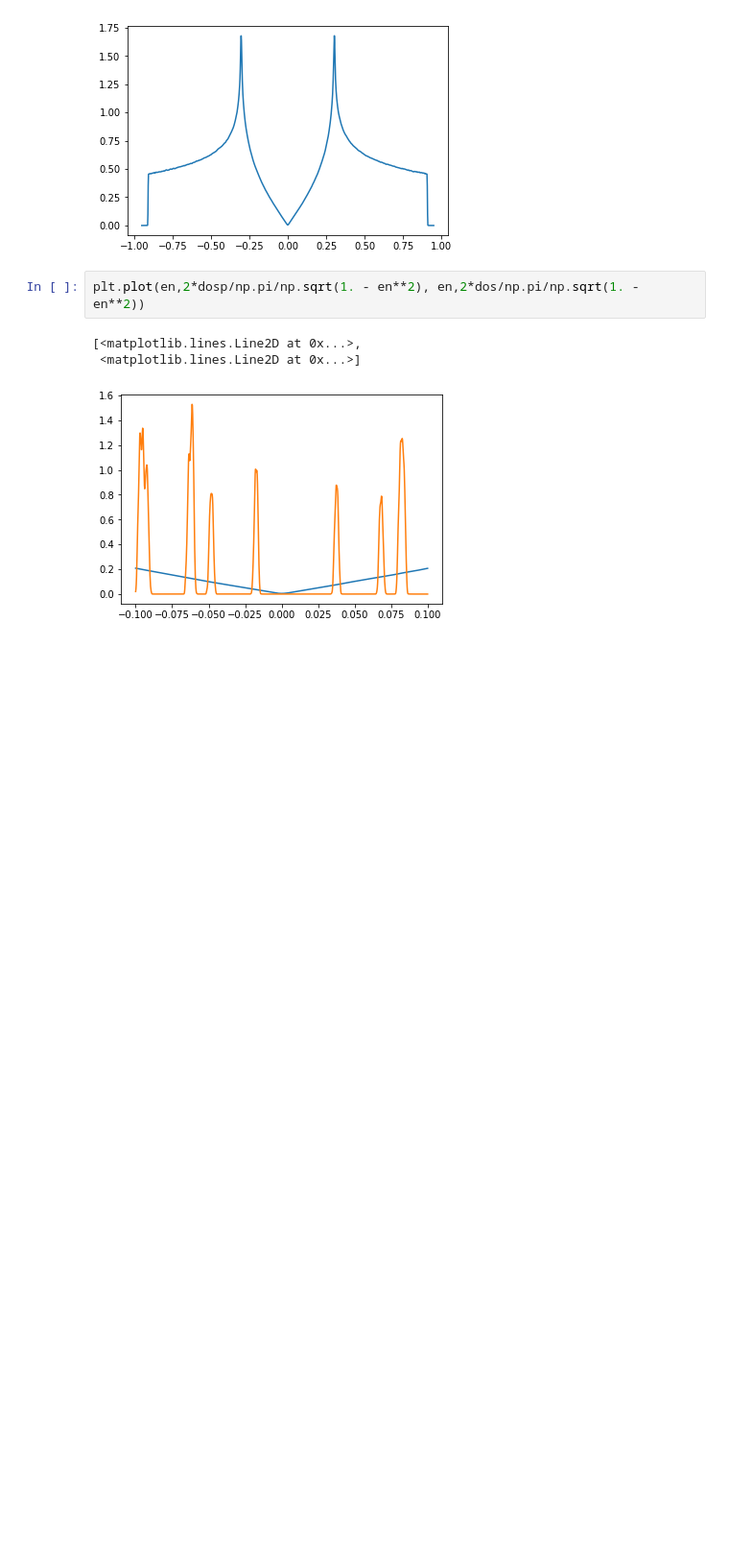
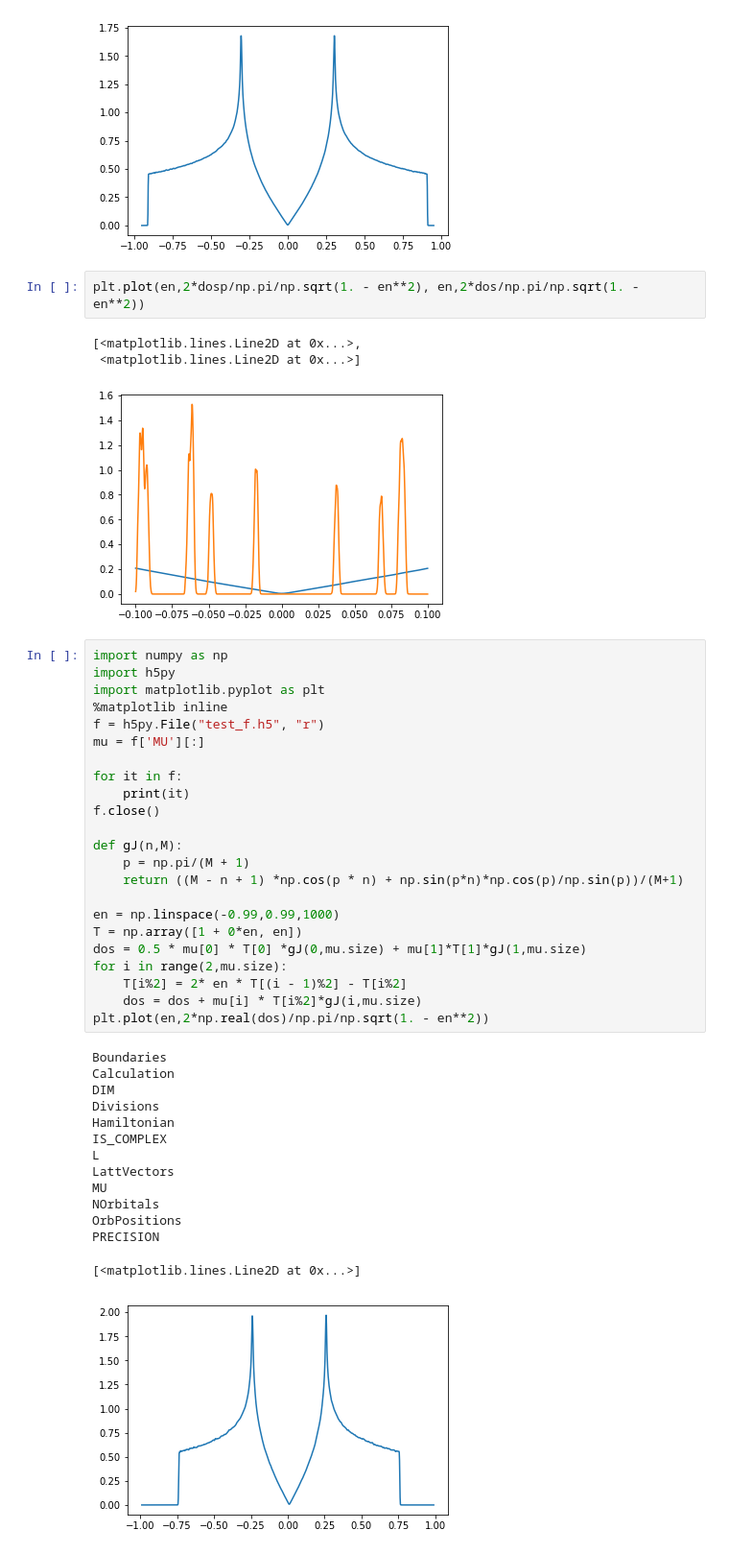
Before and after one commit to quantum-kite/kite, a Jupyter notebook: Test Data.ipynb, the cells around one changed output. Shown: that part at 96% size. Cells and saved outputs as stored; diff of their text form; blank space fills up the shorter version.

```diff
--- a/Test Data.ipynb
+++ b/Test Data.ipynb
@@ -85,3 +85,41 @@ plt.plot(en,2*dosp/np.pi/np.sqrt(1. - en**2), en,2*dos/np.pi/np.sqrt(1. - en**2)
 [<matplotlib.lines.Line2D at 0x...>,
  <matplotlib.lines.Line2D at 0x...>]
 [figure]
+# %%
+import numpy as np
+import h5py
+import matplotlib.pyplot as plt
+%matplotlib inline
+f = h5py.File("test_f.h5", "r")
+mu = f['MU'][:]
+
+for it in f:
+    print(it)
+f.close()
+
+def gJ(n,M):
+    p = np.pi/(M + 1)
+    return ((M - n + 1) *np.cos(p * n) + np.sin(p*n)*np.cos(p)/np.sin(p))/(M+1)
+
+en = np.linspace(-0.99,0.99,1000)
+T = np.array([1 + 0*en, en])
+dos = 0.5 * mu[0] * T[0] *gJ(0,mu.size) + mu[1]*T[1]*gJ(1,mu.size)
+for i in range(2,mu.size):
+    T[i%2] = 2* en * T[(i - 1)%2] - T[i%2]
+    dos = dos + mu[i] * T[i%2]*gJ(i,mu.size)
+plt.plot(en,2*np.real(dos)/np.pi/np.sqrt(1. - en**2))
+# %% [output]
+Boundaries
+Calculation
+DIM
+Divisions
+Hamiltonian
+IS_COMPLEX
+L
+LattVectors
+MU
+NOrbitals
+OrbPositions
+PRECISION
+[<matplotlib.lines.Line2D at 0x...>]
+[figure, added]
```
Also changed, not shown: 10 other files.
